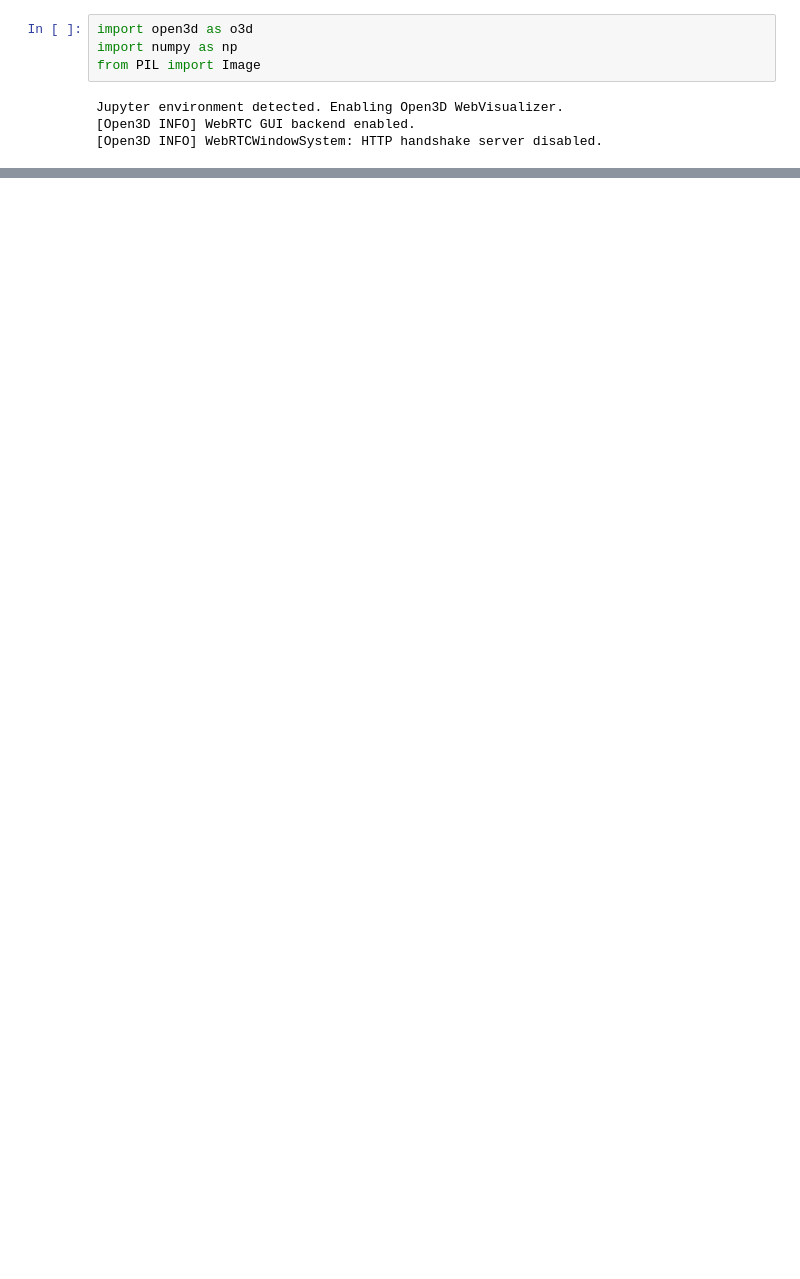
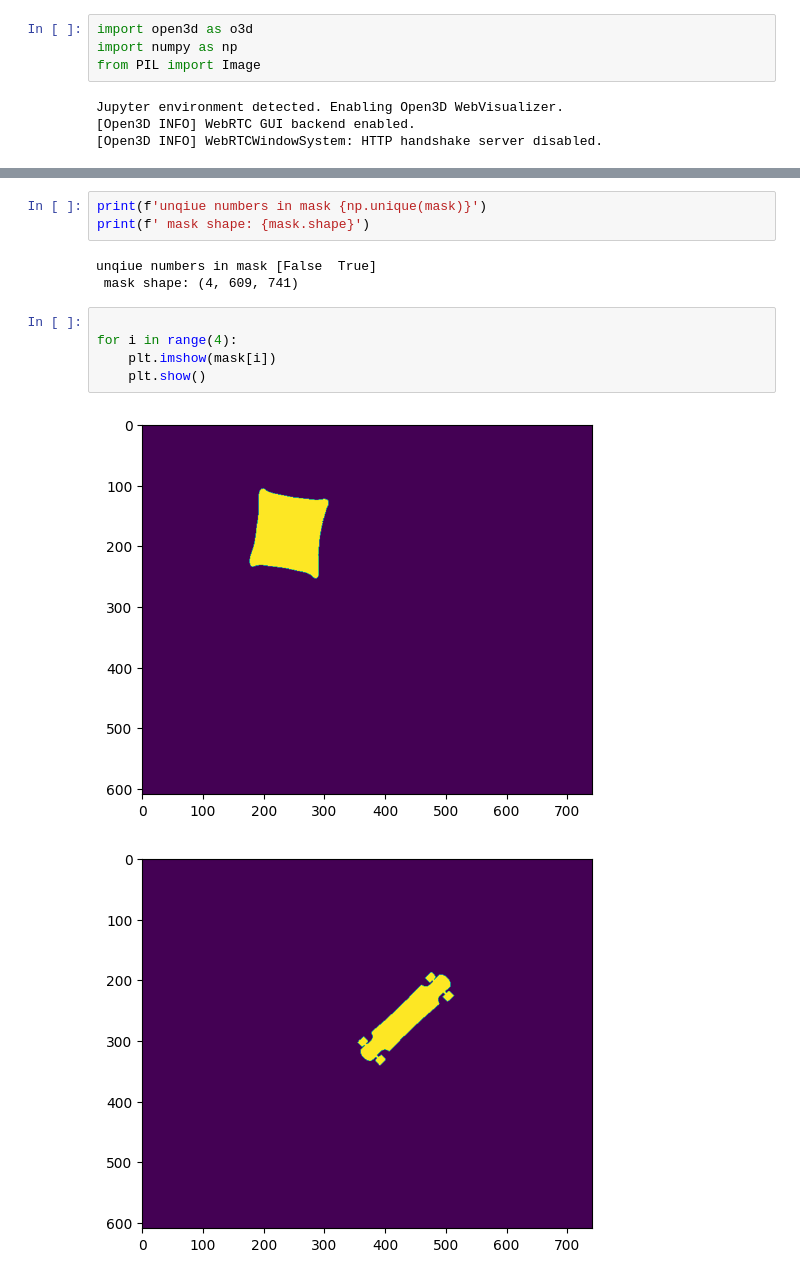
Before and after one commit to MohamedElhadidy0019/3d_Vision, a Jupyter notebook: experimeting.ipynb, the cells around one changed output, grey strips where cells are left out. Saved outputs shown, nothing was run; the diff lists cells and outputs as text; blank space fills up the shorter version.

```diff
--- a/experimeting.ipynb
+++ b/experimeting.ipynb
@@ -81,0 +84,14 @@ plt.show()
+# %%
+print(f'unqiue numbers in mask {np.unique(mask)}')
+print(f' mask shape: {mask.shape}')
+# %% [output]
+unqiue numbers in mask [False  True]
+ mask shape: (4, 609, 741)
+# %%
+
+for i in range(4):
+    plt.imshow(mask[i])
+    plt.show()
+# %% [output]
+[figure, added]
+[figure, added]
```
Also changed, not shown: parts of 6 cells of this notebook, 1 other file.
